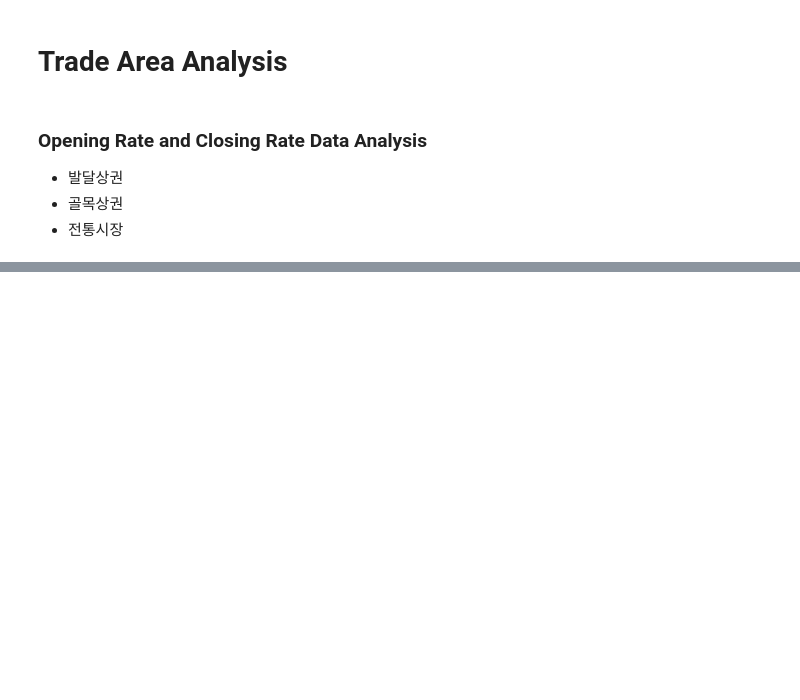
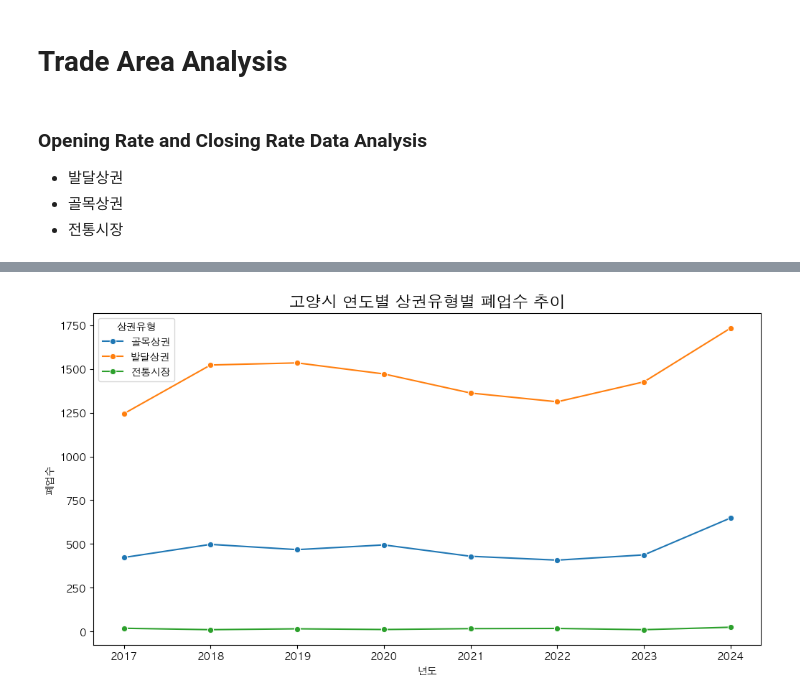
Before and after one commit to gisyun/Goyang_TradeAreaAnalysis, a Jupyter notebook: OCRateAnalysis.ipynb, the cells around one changed output, grey strips where cells are left out. Cells and saved outputs as stored; diff of their text form; code cells hidden in the pictures; blank space fills up the shorter version.

```diff
--- a/OCRateAnalysis.ipynb
+++ b/OCRateAnalysis.ipynb
@@ -333,0 +219,15 @@ plt.show()
+# %%
+# filter 폐업수 columns only
+closing_columns = [col for col in combined_ocr.columns if "폐업수" in col]
+filtered_closing_data = combined_ocr[["행정구역", "시군구코드", "상권유형"] + closing_columns]
+# transverse the columns and rows for better readability
+filtered_closing_data = filtered_closing_data.melt(id_vars=["행정구역", "시군구코드", "상권유형"], var_name="연도_분기", value_name="폐업수")
+# make year and quarter columns using the '연도_분기' column
+filtered_closing_data[['연도', '분기']] = filtered_closing_data['연도_분기'].str.extract(r'(\d{4})년(\d+분기)')
+del filtered_closing_data['연도_분기']
+# sum up closing counts by year and market area type
+filtered_closing_data = filtered_closing_data.groupby(['연도', '상권유형']).agg({'폐업수': 'sum'}).reset_index()
+# drop values for year 2025 since it only contains data for 2분기
+filtered_closing_data = filtered_closing_data[filtered_closing_data['연도'] != '2025']
+
+filtered_closing_data
@@ -333,0 +252,11 @@ plt.show()
+# %%
+# plot closing counts by year and market area type
+plt.figure(figsize=(12, 6))
+sns.lineplot(data=filtered_closing_data, x='연도', y='폐업수', hue='상권유형', marker='o')
+plt.title('고양시 연도별 상권유형별 폐업수 추이', fontsize=16)
+plt.xlabel('년도')
+plt.ylabel('폐업수')
+plt.legend(title='상권유형')
+plt.show()
+# %% [output]
+[figure, added]
```
Also changed, not shown: parts of 18 cells of this notebook.
